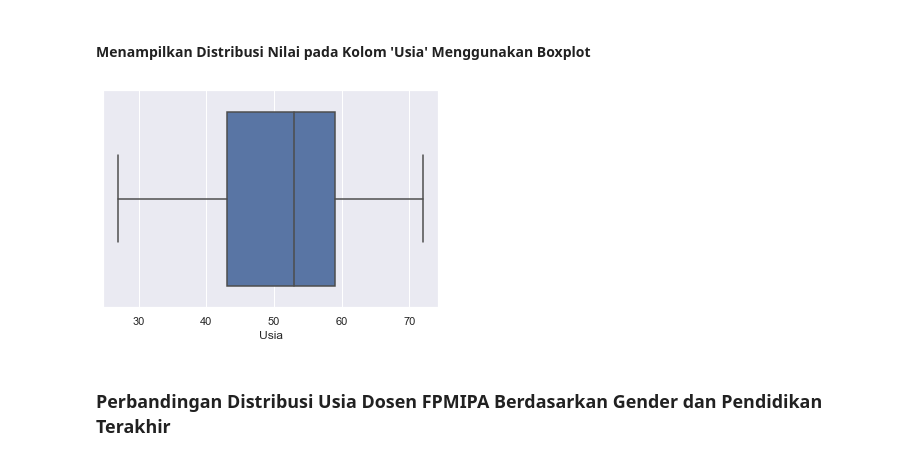
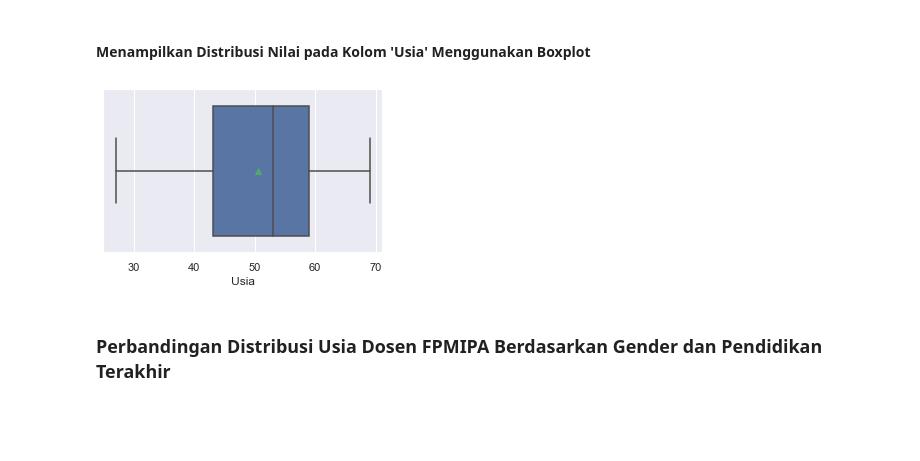
Before and after one commit to crypter7054/EDA-UPI-2022, a Jupyter notebook: EDA FPMIPA 2022.ipynb, the cells around one changed output. Saved outputs shown, nothing was run; the diff lists cells and outputs as text; code cells hidden in the pictures; blank space fills up the shorter version.

```diff
--- a/EDA FPMIPA 2022.ipynb
+++ b/EDA FPMIPA 2022.ipynb
@@ -238,9 +410,10 @@ Name: Usia, dtype: float64
 # %% [markdown]
 #### Menampilkan Distribusi Nilai pada Kolom 'Usia' Menggunakan Boxplot
 # %%
-ax = sns.boxplot(data=df, x="Usia")
+plt.figure(figsize=(5, 3))
+ax = sns.boxplot(data=df, x="Usia", showmeans=True)
 # %% [output]
-[figure, old version]
+[figure, new version]
 # %% [markdown]
 ### Perbandingan Distribusi Usia Dosen FPMIPA Berdasarkan Gender dan Pendidikan Terakhir
 # %%
```
Also changed, not shown: parts of 80 cells of this notebook.
